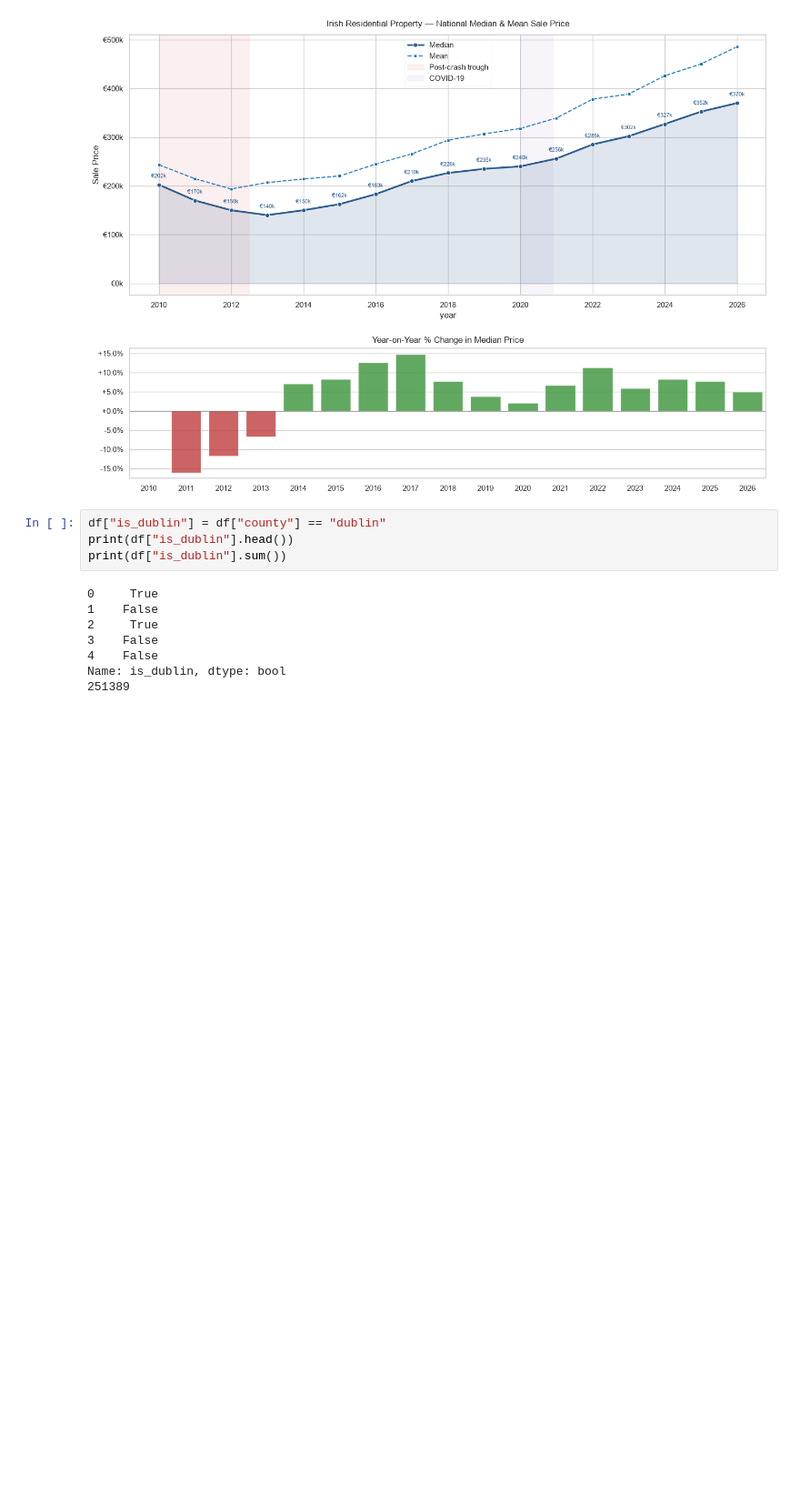
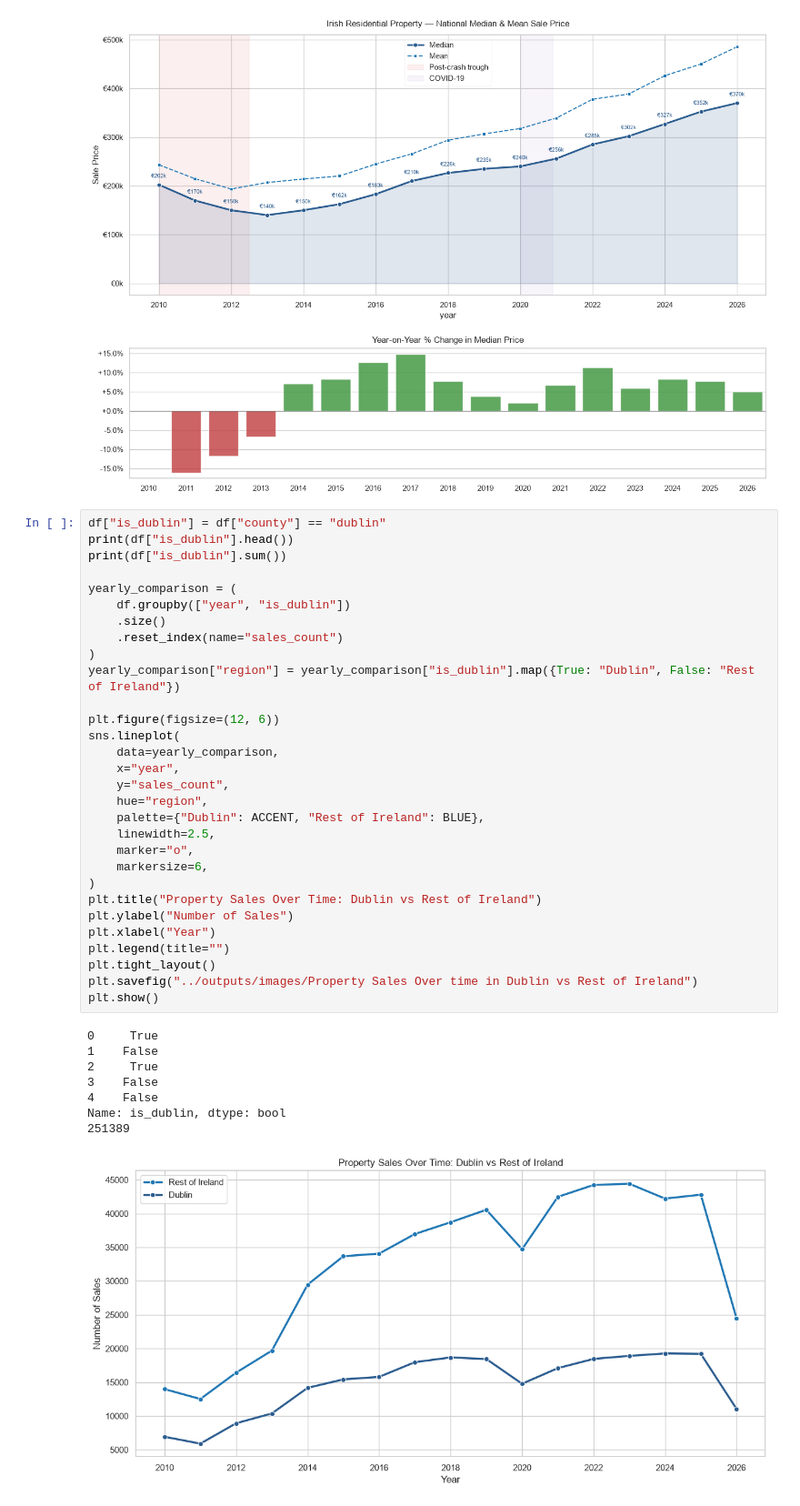
Before and after one commit to lentenamen/House-Prices-in-Ireland, a Jupyter notebook: notebooks/main.ipynb, the cells around one changed output. Shown at 91% size. Saved outputs shown, nothing was run; the diff lists cells and outputs as text; blank space fills up the shorter version.

Commit message:
made dublin vs rest of ireland graphs + linear regression to predict house pricess

```diff
--- a/notebooks/main.ipynb
+++ b/notebooks/main.ipynb
@@ -206,12 +206,39 @@ plt.show()
 # %%
 df["is_dublin"] = df["county"] == "dublin"
 print(df["is_dublin"].head())
 print(df["is_dublin"].sum())
+
+yearly_comparison = (
+    df.groupby(["year", "is_dublin"])
+    .size()
+    .reset_index(name="sales_count")
+)
+yearly_comparison["region"] = yearly_comparison["is_dublin"].map({True: "Dublin", False: "Rest of Ireland"})
+
+plt.figure(figsize=(12, 6))
+sns.lineplot(
+    data=yearly_comparison,
+    x="year",
+    y="sales_count",
+    hue="region",
+    palette={"Dublin": ACCENT, "Rest of Ireland": BLUE},
+    linewidth=2.5,
+    marker="o",
+    markersize=6,
+)
+plt.title("Property Sales Over Time: Dublin vs Rest of Ireland")
+plt.ylabel("Number of Sales")
+plt.xlabel("Year")
+plt.legend(title="")
+plt.tight_layout()
+plt.savefig("../outputs/images/Property Sales Over time in Dublin vs Rest of Ireland")
+plt.show()
 # %% [output]
 0     True
 1    False
 2     True
 3    False
 4    False
 Name: is_dublin, dtype: bool
 251389
+[figure, added]
```
Also changed, not shown: parts of 3 cells of this notebook, 3 other files.
